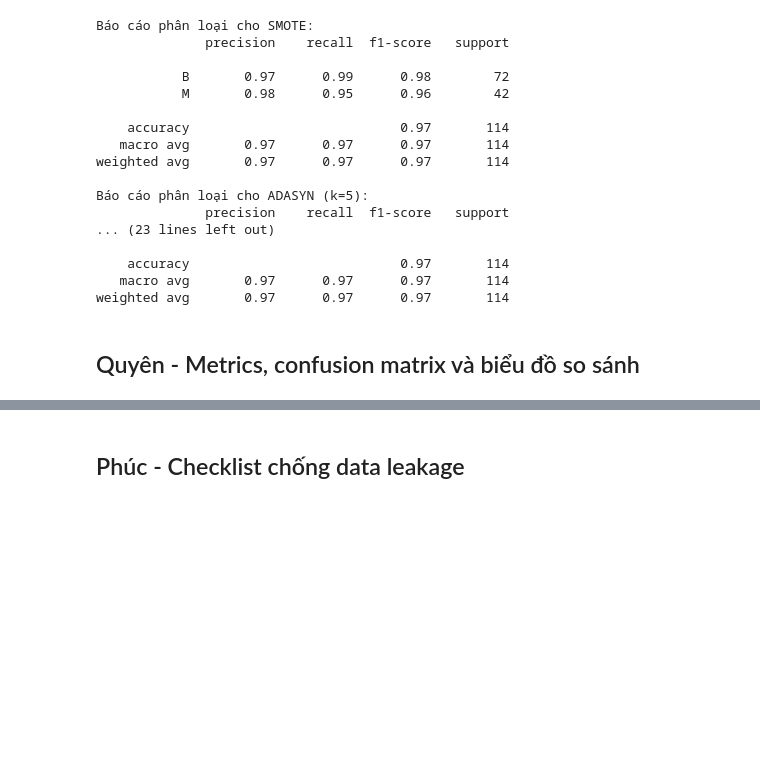
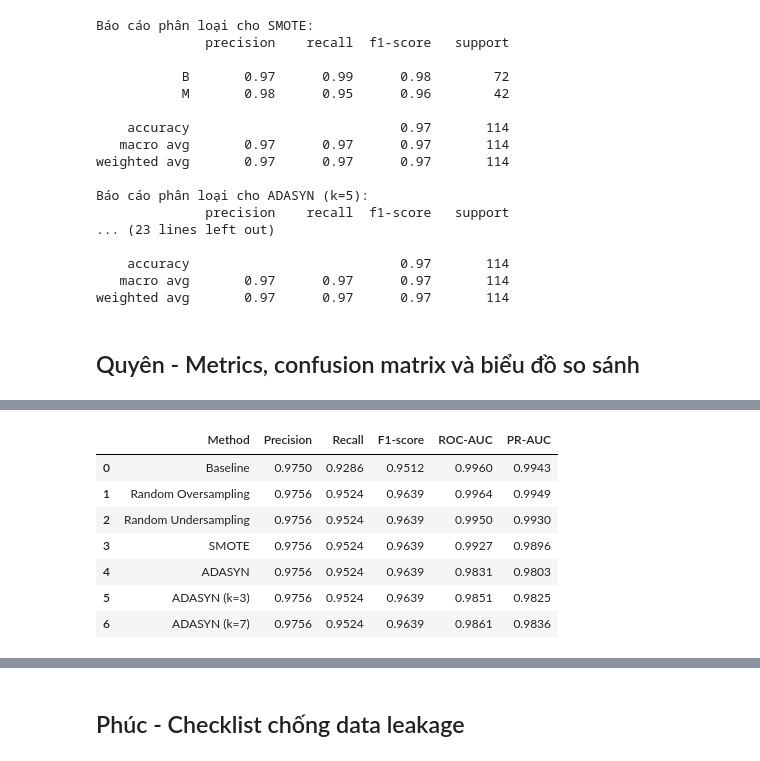
Before and after one commit to leedontbeshy/Adasync-Data-Mining, a Jupyter notebook: demo_adasyn.ipynb, the cells around one changed output, grey strips where cells are left out. Drawn from its saved outputs; the diff is of its cells as text; code cells hidden in the pictures; blank space fills up the shorter version.

```diff
--- a/demo_adasyn.ipynb
+++ b/demo_adasyn.ipynb
@@ -810,4 +810,73 @@ weighted avg       0.97      0.97      0.97       114
 # %% [markdown]
 ## Quyên - Metrics, confusion matrix và biểu đồ so sánh
 # %%
-#
+import pandas as pd
+from pathlib import Path
+from sklearn.metrics import (
+    average_precision_score,
+    f1_score,
+    precision_score,
+    recall_score,
+    roc_auc_score,
+)
+
+RESULTS_DIR = Path(PROJECT_ROOT) / "results" if "PROJECT_ROOT" in globals() else Path.cwd() / "results"
+RESULTS_DIR.mkdir(exist_ok=True)
+metrics_comparison_path = RESULTS_DIR / "metrics_comparison.csv"
+
+MODEL_NAMES = [
+    "baseline_model",
+    "ros_model",
+    "rus_model",
+    "smote_model",
+    "adasyn_model",
+    "adasyn_model_k3",
+    "adasyn_model_k7",
+]
+TARGET_METHODS = [
+    "Baseline",
+    "Random Oversampling",
+    "Random Undersampling",
+    "SMOTE",
+    "ADASYN",
+    "ADASYN (k=3)",
+    "ADASYN (k=7)",
+]
+
+
+def calculate_all_metrics_from_model(model, X_test, y_test, method):
+    positive_class_index = list(model.classes_).index(POSITIVE_CLASS)
+    y_pred = model.predict(X_test)
+    y_score = model.predict_proba(X_test)[:, positive_class_index]
+    return {
+        "Method": method,
+        "Precision": round(precision_score(y_test, y_pred, pos_label=POSITIVE_CLASS), 4),
+        "Recall": round(recall_score(y_test, y_pred, pos_label=POSITIVE_CLASS), 4),
+        "F1-score": round(f1_score(y_test, y_pred, pos_label=POSITIVE_CLASS), 4),
+        "ROC-AUC": round(roc_auc_score((y_test == POSITIVE_CLASS).astype(int), y_score), 4),
+        "PR-AUC": round(average_precision_score((y_test == POSITIVE_CLASS).astype(int), y_score), 4),
+    }
+
+if all(name in globals() for name in MODEL_NAMES) and "X_test_processed" in globals() and "y_test" in globals():
+    df_metrics = pd.DataFrame(
+        [
+            calculate_all_metrics_from_model(globals()[model_name], X_test_processed, y_test, method)
+            for model_name, method in zip(MODEL_NAMES, TARGET_METHODS)
+        ]
+    )
+    print("Đã tính metrics cho Baseline, ROS, RUS, SMOTE và ADASYN từ các model hiện có.")
+elif metrics_comparison_path.exists():
+    df_metrics = pd.read_csv(metrics_comparison_path)
+    df_metrics = df_metrics[df_metrics["Method"].isin(TARGET_METHODS)].reset_index(drop=True)
+    print(f"Đã đọc bảng metrics từ file: {metrics_comparison_path}")
+else:
+    raise NameError(
+        "Không đủ dữ liệu để tổng hợp metrics. Hãy chạy lại các cell trước đó để đảm bảo các model và dữ liệu test đã sẵn sàng."
+    )
+
+save_metrics_comparison(df_metrics, metrics_comparison_path)
+print(f"Đã lưu bảng metrics chính vào: {metrics_comparison_path}")
+
+print("--- Tổng hợp bảng metric ---")
+display(df_metrics)
+# %% [output]
@@ -813,0 +886,8 @@ weighted avg       0.97      0.97      0.97       114
+|  | Method | Precision | Recall | F1-score | ROC-AUC | PR-AUC |
+| 0 | Baseline | 0.9750 | 0.9286 | 0.9512 | 0.9960 | 0.9943 |
+| 1 | Random Oversampling | 0.9756 | 0.9524 | 0.9639 | 0.9964 | 0.9949 |
+| 2 | Random Undersampling | 0.9756 | 0.9524 | 0.9639 | 0.9950 | 0.9930 |
+| 3 | SMOTE | 0.9756 | 0.9524 | 0.9639 | 0.9927 | 0.9896 |
+| 4 | ADASYN | 0.9756 | 0.9524 | 0.9639 | 0.9831 | 0.9803 |
+| 5 | ADASYN (k=3) | 0.9756 | 0.9524 | 0.9639 | 0.9851 | 0.9825 |
+| 6 | ADASYN (k=7) | 0.9756 | 0.9524 | 0.9639 | 0.9861 | 0.9836 |
```
Also changed, not shown: parts of 7 cells of this notebook, 14 other files.
